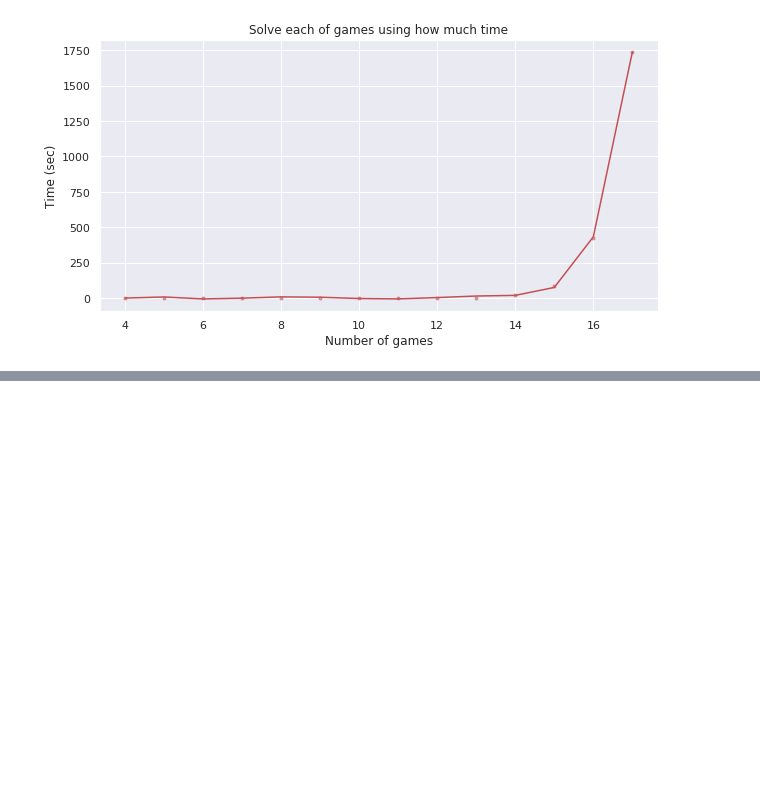
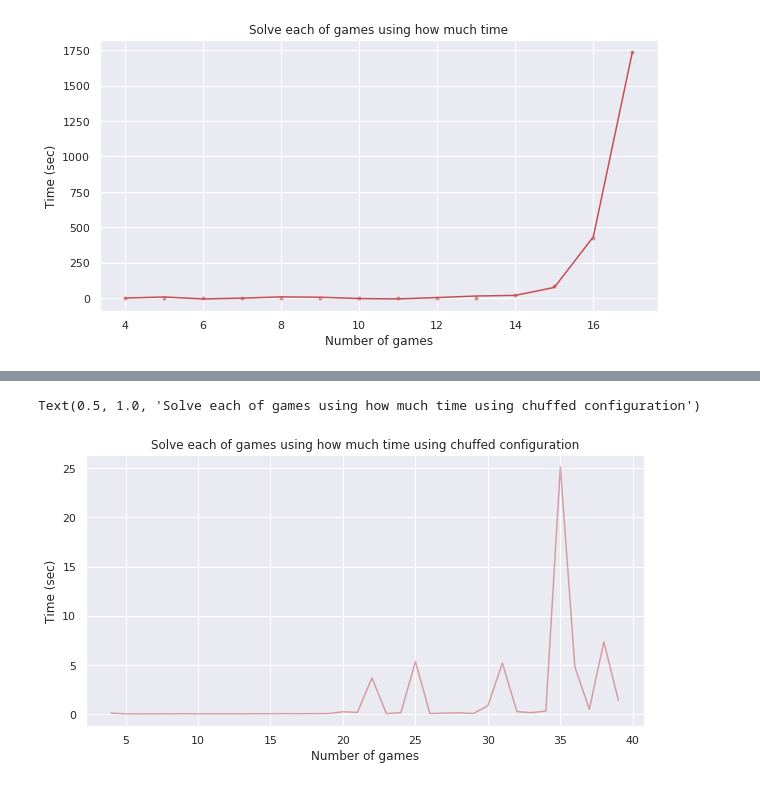
Before and after one commit to Duo-Lu/CMPT417, a Jupyter notebook: project_data_analysis.ipynb, the cells around one changed output, grey strips where cells are left out. Cells and saved outputs as stored; diff of their text form; code cells hidden in the pictures; blank space fills up the shorter version.

```diff
--- a/project_data_analysis.ipynb
+++ b/project_data_analysis.ipynb
@@ -42,0 +57,15 @@ print(model.predict(np.array([20]).reshape(-1,1)))
+# %%
+chuffed_configuration_num_x = np.arange(4,40)
+# %%
+chuffed_configuration_num_y = np.array([0.11,0.04,0.03,0.04,0.04,0.05,0.04,0.04,0.04,0.04,0.05
+                                        ,0.05,0.06,0.05,0.06,0.07,0.25,0.19,3.7,0.06,0.17,5.35,0.07
+                                        ,0.12,0.14,0.08,0.87,5.2,0.27,0.16,0.32,25.13,4.81,0.5,7.36,1.43])
+# %%
+plt.figure(figsize = (10, 5))
+plt.plot(chuffed_configuration_num_x, chuffed_configuration_num_y, 'r-' , alpha = 0.5)
+plt.xlabel('Number of games')
+plt.ylabel('Time (sec)')
+plt.title('Solve each of games using how much time using chuffed configuration')
+# %% [output]
+Text(0.5, 1.0, 'Solve each of games using how much time using chuffed configuration')
+[figure, added]
```
Also changed, not shown: parts of 3 cells of this notebook, 24 other files.
